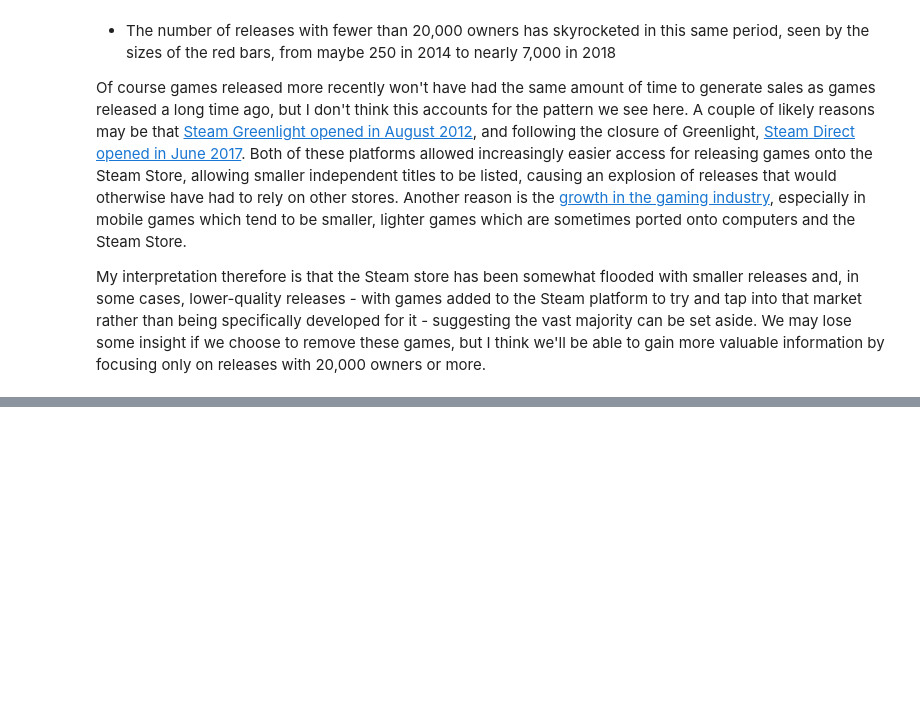
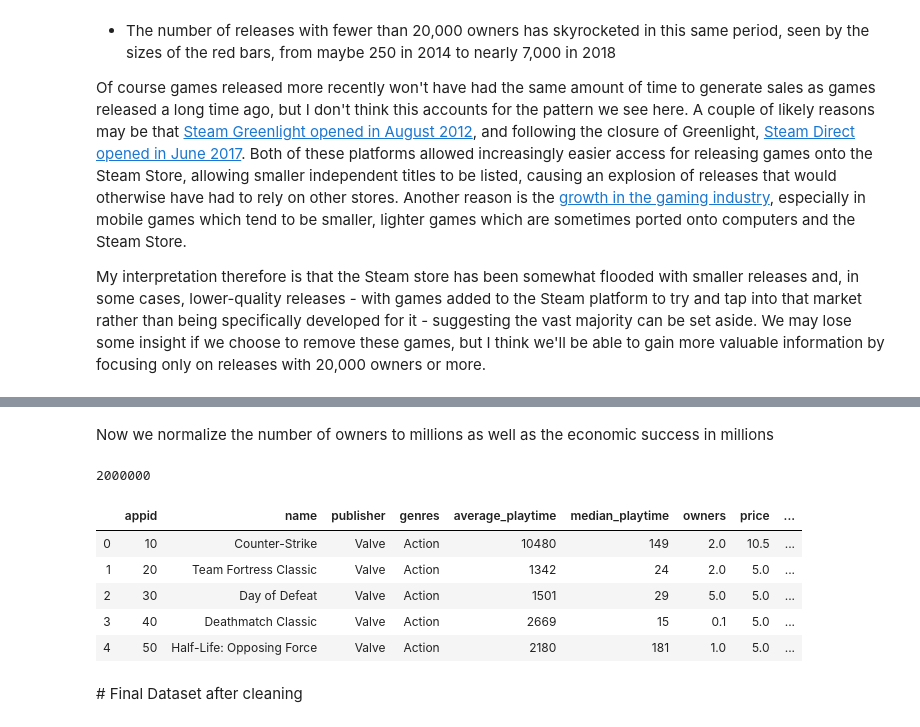
Before and after one commit to mikehdr/ntds_2019_team21, a Jupyter notebook: 4-exploration.ipynb, the cells around one changed output, grey strips where cells are left out. Saved outputs shown, nothing was run; the diff lists cells and outputs as text; code cells hidden in the pictures; blank space fills up the shorter version.

```diff
--- a/4-exploration.ipynb
+++ b/4-exploration.ipynb
@@ -1064,0 +283,6 @@ data.head()
+# %% [markdown]
+Now we normalize the number of owners to millions as well as the economic success in millions
+# %%
+dfa['owners'][0]
+# %% [output]
+2000000
@@ -1064,0 +293,11 @@ data.head()
+# %%
+pd_data.head()
+# %% [output]
+|  | appid | name | publisher | genres | average_playtime | median_playtime | owners | price | ... |
+| 0 | 10 | Counter-Strike | Valve | Action | 10480 | 149 | 2.0 | 10.5 | ... |
+| 1 | 20 | Team Fortress Classic | Valve | Action | 1342 | 24 | 2.0 | 5.0 | ... |
+| 2 | 30 | Day of Defeat | Valve | Action | 1501 | 29 | 5.0 | 5.0 | ... |
+| 3 | 40 | Deathmatch Classic | Valve | Action | 2669 | 15 | 0.1 | 5.0 | ... |
+| 4 | 50 | Half-Life: Opposing Force | Valve | Action | 2180 | 181 | 1.0 | 5.0 | ... |
+# %% [markdown]
+# Final Dataset after cleaning
```
Also changed, not shown: parts of 104 cells of this notebook.
